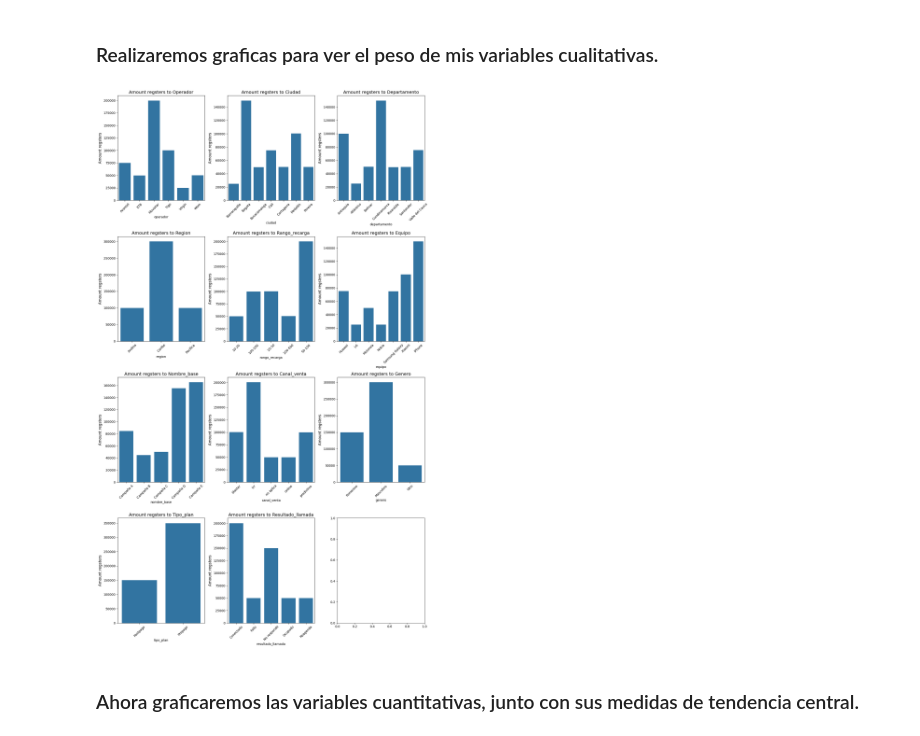
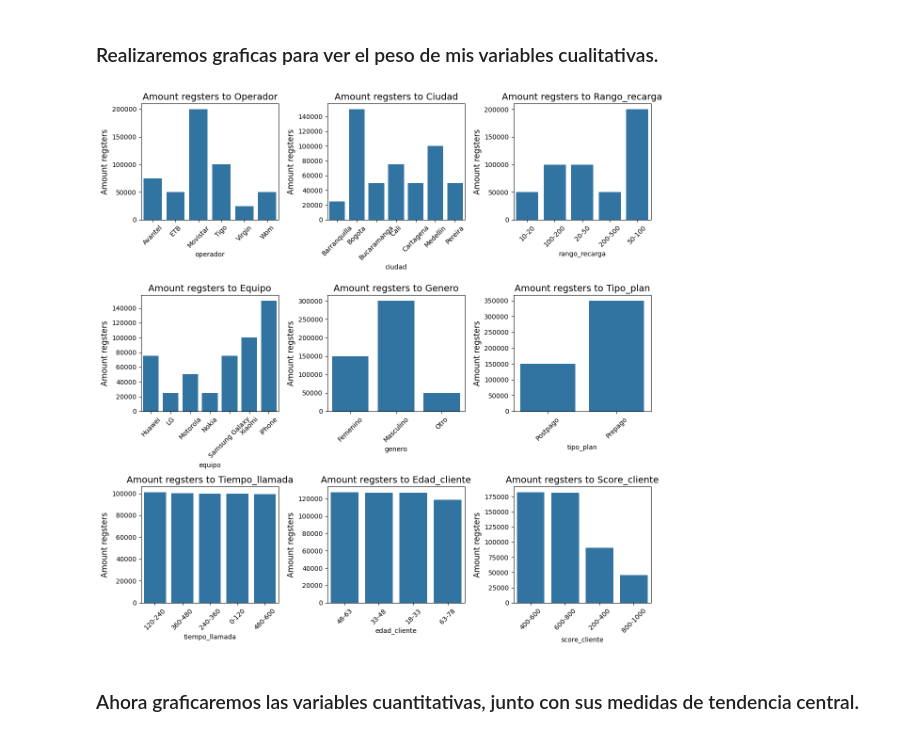
Before and after one commit to RonaldBarberi/data_analytics, a Jupyter notebook: projects/eda_reg_clientes_venta_bpo/src/eda_validator_data.ipynb, the cells around one changed output. Saved outputs shown, nothing was run; the diff lists cells and outputs as text; code cells hidden in the pictures.

```diff
--- a/projects/eda_reg_clientes_venta_bpo/src/eda_validator_data.ipynb
+++ b/projects/eda_reg_clientes_venta_bpo/src/eda_validator_data.ipynb
@@ -91,5 +95,7 @@ Se elimina la columna 'numero' ya que es un valor individual por cliente y no no
 # %%
-df = df.drop(columns=['numero','anho_mes','fecha_contacto'])
+df = df.drop(columns=[
+    'numero','anho_mes','fecha_contacto','departamento','region','nombre_base','canal_venta','resultado_llamada'
+])
 
 df.info()
 # %% [output]
@@ -113,7 +119,7 @@ memory usage: 13.8 MB
 # %% [markdown]
 ### Transformamos a binario nuestra columna objetivo
 # %%
-df['venta'] = df['venta'].apply(lambda x: 1 if x == 'si' else 0).astype(bool)
+df['venta'] = df['venta'].apply(lambda x: 1 if x == 'si' else 0).astype('int8')
 
 df.head(5)
 # %% [output]
@@ -151,14 +277,11 @@ Ratio entre clases: 0.665
 ### Alamcenamos en listas los nombres de las columnas cualitativas y cuantitativas.
 # %%
 var_cualitativas = [
-    'operador','ciudad','departamento','region','rango_recarga','equipo',
-    'nombre_base','canal_venta','genero','tipo_plan','resultado_llamada'
+    'operador','ciudad','rango_recarga','equipo','genero','tipo_plan',
+    'tiempo_llamada','edad_cliente','score_cliente'
 ]
 
-var_cuantitativas = [
-    'estrato','ll_predictivo','ll_blaster','ll_ivr','sms','tiempo_llamada',
-    'edad_cliente','score_cliente'
-]
+var_cuantitativas = ['estrato','interacciones']
 # %% [markdown]
 ### Validamos valores faltantes
 Nos damos cuenta que no contamos con variables faltantes en nuestro DataFrame.
@@ -191,10 +314,10 @@ def grafic_multi_elements_barplot(fig_value, ax_val_x, ax_val_y, nam_df, lis_col
         plt.tight_layout()
         plt.show()
 # %%
-figles = (15, 25)
-grafic_multi_elements_barplot(figles, 4, 3, df, var_cualitativas)
+figles = (12, 12)
+grafic_multi_elements_barplot(figles, 3, 3, df, var_cualitativas)
 # %% [output]
-[figure, old version]
+[figure, new version]
 # %% [markdown]
 ### Ahora graficaremos las variables cuantitativas, junto con sus medidas de tendencia central.
 # %%
```
Also changed, not shown: parts of 22 cells of this notebook.
